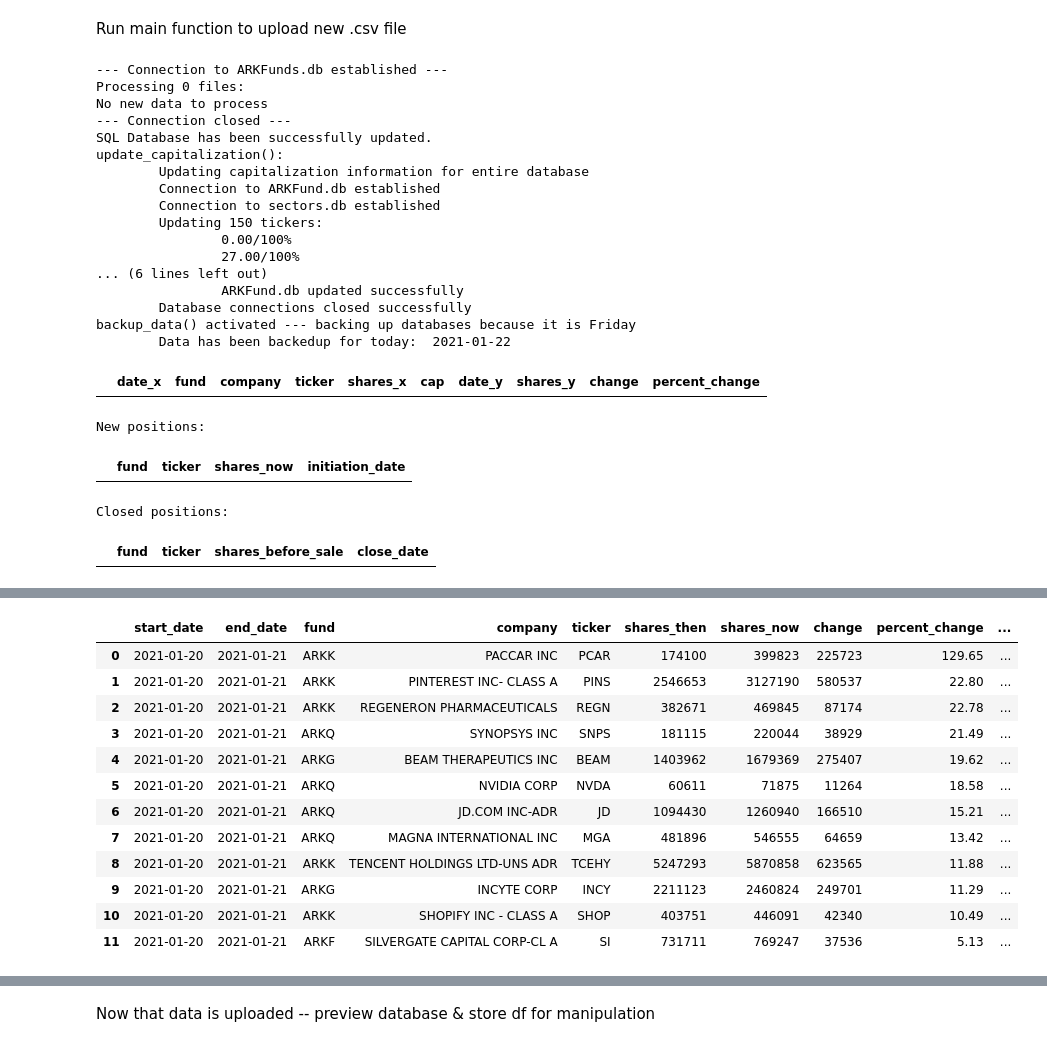
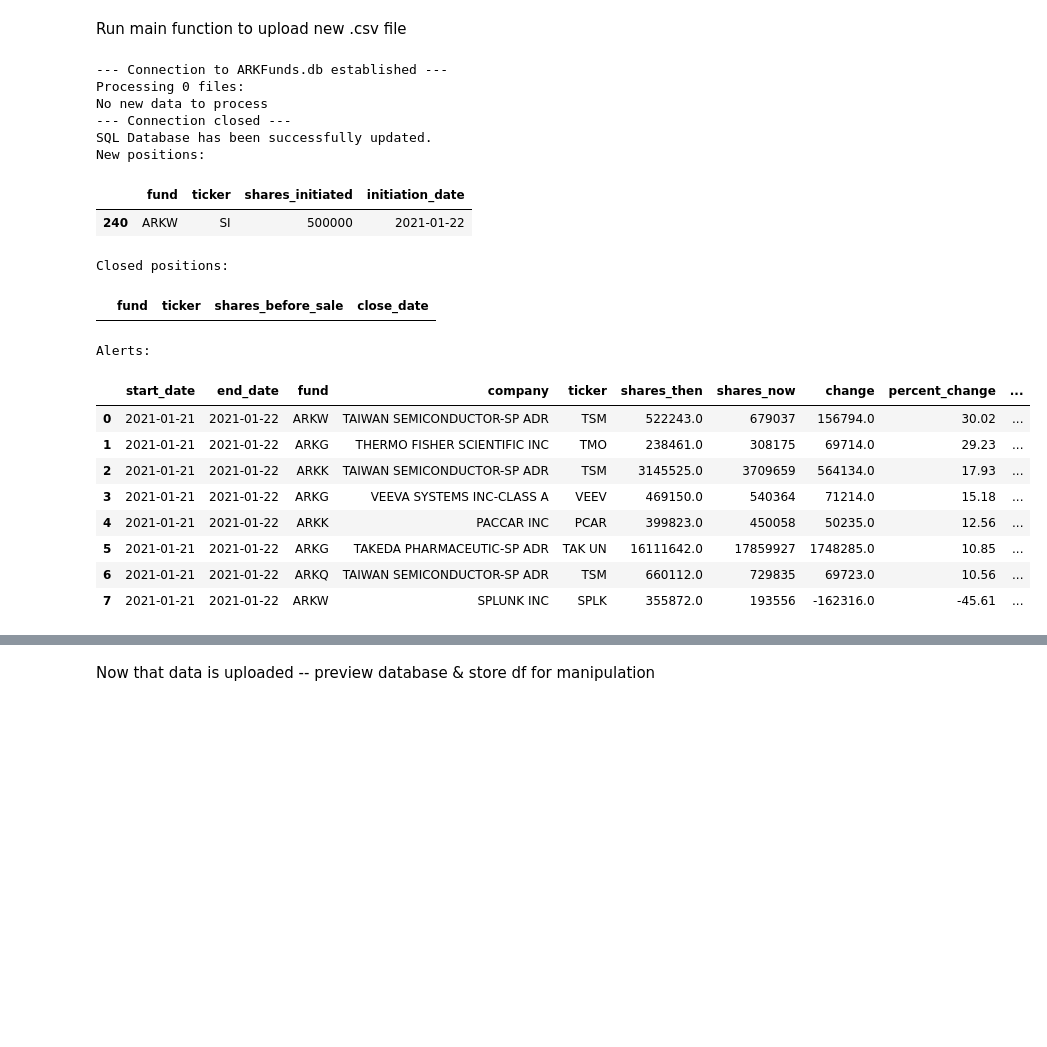
Before and after one commit to ShyuShiro/ARKFund_App, a Jupyter notebook: ARK Visualizations.ipynb, the cells around one changed output, grey strips where cells are left out. Saved outputs shown, nothing was run; the diff lists cells and outputs as text; code cells hidden in the pictures; blank space fills up the shorter version.

```diff
--- a/ARK Visualizations.ipynb
+++ b/ARK Visualizations.ipynb
@@ -227,6 +227,9 @@ def change_in_portfolio(date1=None,date2=None,fund=None,debug=False):
     #Ex: If a new position is opened on 1/11 ... how do you know it is new unless you can confirm from 1/10 that a position was not previously held
     loc_initial_date = np.where(np.array(unique_dates)==date1)[0][0]-1 #Minus 1 to reach the previous date
 
+    if loc_initial_date == -1:
+        loc_initial_date += 1 #change to 0 index if it is the first date
+
     #If no fund provided, simply search by dates
     if fund == None:
         #Grab subset info for the dates
@@ -249,6 +252,7 @@ def change_in_portfolio(date1=None,date2=None,fund=None,debug=False):
     changes = diff.rename(columns={'shares_x':"shares_then","shares_y":"shares_now",
                                 'date_x':"start_date","date_y":"end_date"}) #Rename for clarity
     changes = changes[['start_date','end_date','fund','company','ticker','shares_then','shares_now','change','percent_change','cap']]
+    changes = changes[changes['change']!=0] #Drop any rows which have no action (ie: Change = 0 because no change in shares)
 
     ###Determine positions that are new
     new = changes[pd.isna(changes['shares_then'])] #All positions which didn't have shares before are new
@@ -264,12 +268,12 @@ def change_in_portfolio(date1=None,date2=None,fund=None,debug=False):
         initiation_date.append(subset.iloc[0]['date'])
 
     new = new[['fund','ticker','shares_now']] #Drop the useless information (NaN columns)
+    new = new.rename(columns={'shares_now':'shares_initiated'}) #rename column
     new['initiation_date'] = initiation_date #Create a new column with the date of position start
     new = new.sort_values(by='initiation_date',ascending=False) #Sort df by open dates
 
     ###Determine positions that closed
     closed = diff[pd.isna(diff['shares_y'])==True] #All positions which no longer have shares on today's date are closed
-    display(closed)
     #Determine date the position(s) were closed
     sell_date = []
     for _,row in closed.iterrows():
@@ -496,7 +500,7 @@ def update_arkfund(display_changes=False,manual_update=False,path = r"C:\Users\B
     update_capitalization(manual_update=manual_update) #Updates all info for sectors.db then ARKFund.db ... a bit redundant because we just loaded data today (but runs quite fast)
     backup_data() #function checks weekday and returns nothing if weekday != 4 ... it backs up both ".db" files
 
-    _, new, closed, alerts = change_in_portfolio() #Determine changes, new positions, closed positions, alerts
+    changes, new, closed, alerts = change_in_portfolio() #Determine changes, new positions, closed positions, alerts
     if display_changes:
         print("New positions:")
         display(new)
@@ -505,4 +509,4 @@ def update_arkfund(display_changes=False,manual_update=False,path = r"C:\Users\B
         print("Alerts:")
         display(alerts)
 
-    return df_all,sectors, new, closed, alerts #df_all = df of newly appended data .. NOT the data in arkfunds.db | sectors = sector all info from sectors.db
+    return df_all,sectors, changes, new, closed, alerts #df_all = df of newly appended data .. NOT the data in arkfunds.db | sectors = sector all info from sectors.db
@@ -1034,38 +1132,36 @@ Run main function to upload new .csv file
 # %%
 %%time
 
 #To be able to import the ARK.py file and its modules, the directory needs to be added to PATH
 import os
 import sys
 module_path = os.path.abspath(r'C:\Users\Brandon\Desktop\ARK Fund CSV Files')
 if module_path not in sys.path:
     sys.path.append(module_path)
 
 #Now import ARK.py functions
 from ARK import *
 
 #Run main script
-df_today,sectors,new,closed,alerts = update_arkfund(display_changes=True,manual_update=False)
+df_today,sectors,changes,new,closed,alerts = update_arkfund(display_changes=True,manual_update=False)
 # %% [output]
 --- Connection to ARKFunds.db established ---
 Processing 0 files:
 No new data to process
 --- Connection closed ---
 SQL Database has been successfully updated.
-update_capitalization():
-        Updating capitalization information for entire database
-        Connection to ARKFund.db established
-        Connection to sectors.db established
-        Updating 150 tickers:
-                0.00/100%
-                27.00/100%
-... (6 lines left out)
-                ARKFund.db updated successfully
-        Database connections closed successfully
-backup_data() activated --- backing up databases because it is Friday
-        Data has been backedup for today:  2021-01-22
+New positions:
-|  | date_x | fund | company | ticker | shares_x | cap | date_y | shares_y | change | percent_change |
+|  | fund | ticker | shares_initiated | initiation_date |
+| 240 | ARKW | SI | 500000 | 2021-01-22 |
-New positions:
+Closed positions:
-|  | fund | ticker | shares_now | initiation_date |
+|  | fund | ticker | shares_before_sale | close_date |
-Closed positions:
+Alerts:
-|  | fund | ticker | shares_before_sale | close_date |
+|  | start_date | end_date | fund | company | ticker | shares_then | shares_now | change | percent_change | ... |
+| 0 | 2021-01-21 | 2021-01-22 | ARKW | TAIWAN SEMICONDUCTOR-SP ADR | TSM | 522243.0 | 679037 | 156794.0 | 30.02 | ... |
+| 1 | 2021-01-21 | 2021-01-22 | ARKG | THERMO FISHER SCIENTIFIC INC | TMO | 238461.0 | 308175 | 69714.0 | 29.23 | ... |
+| 2 | 2021-01-21 | 2021-01-22 | ARKK | TAIWAN SEMICONDUCTOR-SP ADR | TSM | 3145525.0 | 3709659 | 564134.0 | 17.93 | ... |
+| 3 | 2021-01-21 | 2021-01-22 | ARKG | VEEVA SYSTEMS INC-CLASS A | VEEV | 469150.0 | 540364 | 71214.0 | 15.18 | ... |
+| 4 | 2021-01-21 | 2021-01-22 | ARKK | PACCAR INC | PCAR | 399823.0 | 450058 | 50235.0 | 12.56 | ... |
+| 5 | 2021-01-21 | 2021-01-22 | ARKG | TAKEDA PHARMACEUTIC-SP ADR | TAK UN | 16111642.0 | 17859927 | 1748285.0 | 10.85 | ... |
+| 6 | 2021-01-21 | 2021-01-22 | ARKQ | TAIWAN SEMICONDUCTOR-SP ADR | TSM | 660112.0 | 729835 | 69723.0 | 10.56 | ... |
+| 7 | 2021-01-21 | 2021-01-22 | ARKW | SPLUNK INC | SPLK | 355872.0 | 193556 | -162316.0 | -45.61 | ... |
@@ -1073,13 +1168,0 @@ Alerts:
-|  | start_date | end_date | fund | company | ticker | shares_then | shares_now | change | percent_change | ... |
-| 0 | 2021-01-20 | 2021-01-21 | ARKK | PACCAR INC | PCAR | 174100 | 399823 | 225723 | 129.65 | ... |
-| 1 | 2021-01-20 | 2021-01-21 | ARKK | PINTEREST INC- CLASS A | PINS | 2546653 | 3127190 | 580537 | 22.80 | ... |
-| 2 | 2021-01-20 | 2021-01-21 | ARKK | REGENERON PHARMACEUTICALS | REGN | 382671 | 469845 | 87174 | 22.78 | ... |
-| 3 | 2021-01-20 | 2021-01-21 | ARKQ | SYNOPSYS INC | SNPS | 181115 | 220044 | 38929 | 21.49 | ... |
-| 4 | 2021-01-20 | 2021-01-21 | ARKG | BEAM THERAPEUTICS INC | BEAM | 1403962 | 1679369 | 275407 | 19.62 | ... |
-| 5 | 2021-01-20 | 2021-01-21 | ARKQ | NVIDIA CORP | NVDA | 60611 | 71875 | 11264 | 18.58 | ... |
-| 6 | 2021-01-20 | 2021-01-21 | ARKQ | JD.COM INC-ADR | JD | 1094430 | 1260940 | 166510 | 15.21 | ... |
-| 7 | 2021-01-20 | 2021-01-21 | ARKQ | MAGNA INTERNATIONAL INC | MGA | 481896 | 546555 | 64659 | 13.42 | ... |
-| 8 | 2021-01-20 | 2021-01-21 | ARKK | TENCENT HOLDINGS LTD-UNS ADR | TCEHY | 5247293 | 5870858 | 623565 | 11.88 | ... |
-| 9 | 2021-01-20 | 2021-01-21 | ARKG | INCYTE CORP | INCY | 2211123 | 2460824 | 249701 | 11.29 | ... |
-| 10 | 2021-01-20 | 2021-01-21 | ARKK | SHOPIFY INC - CLASS A | SHOP | 403751 | 446091 | 42340 | 10.49 | ... |
-| 11 | 2021-01-20 | 2021-01-21 | ARKF | SILVERGATE CAPITAL CORP-CL A | SI | 731711 | 769247 | 37536 | 5.13 | ... |
```
Also changed, not shown: parts of 10 cells of this notebook, 7 other files.
